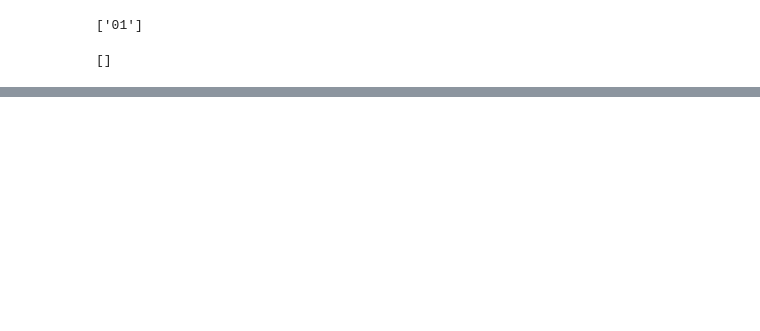
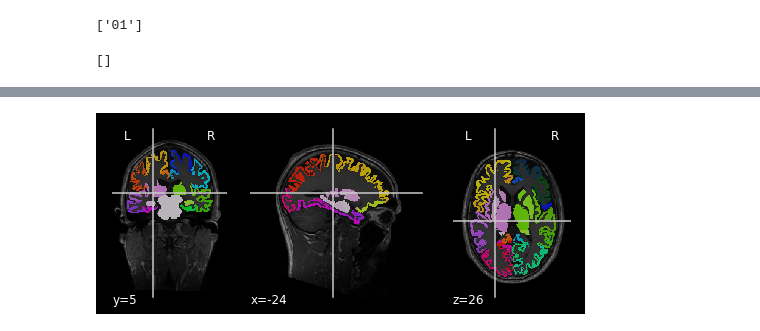
Before and after one commit to joanrue/cmp3-dev, a Jupyter notebook: Notebooks/overlay_t1_parc.ipynb, the cells around one changed output, grey strips where cells are left out. Cells and saved outputs as stored; diff of their text form; code cells hidden in the pictures; blank space fills up the shorter version.

```diff
--- a/Notebooks/overlay_t1_parc.ipynb
+++ b/Notebooks/overlay_t1_parc.ipynb
@@ -16,4 +21,5 @@ if user == 'ari':
 
 if user == 'andres':
     bids_ds_path = '/home/andres/Desktop/BIDS/Datos/ds-sample'
+    deriv_dir =
 # %%
@@ -36,0 +59,3 @@ SyntaxError: invalid syntax (<ipython-input-1-c62e3c71cd22>, line 1)
+# %%
+t1w_path = layout.get(datatype="anat", suffix="T1w", subject='01', return_type="file", extension=["nii", "nii.gz"])
+roi_path = "/home/andres/Desktop/BIDS/Datos/ds-sample/derivatives/cmp/sub-01/ses-01/anat/sub-01_ses-01_label-L2018_desc-scale1_atlas.nii.gz"
@@ -36,0 +64,8 @@ SyntaxError: invalid syntax (<ipython-input-1-c62e3c71cd22>, line 1)
+# %%
+t1w_image = nibabel.load(t1w_path[0])
+# %%
+roi_image = nibabel.load(roi_path)
+# %%
+fig = plot_roi(roi_image, t1w_image)
+# %% [output]
+[figure, added]
```
Also changed, not shown: parts of 5 cells of this notebook.
